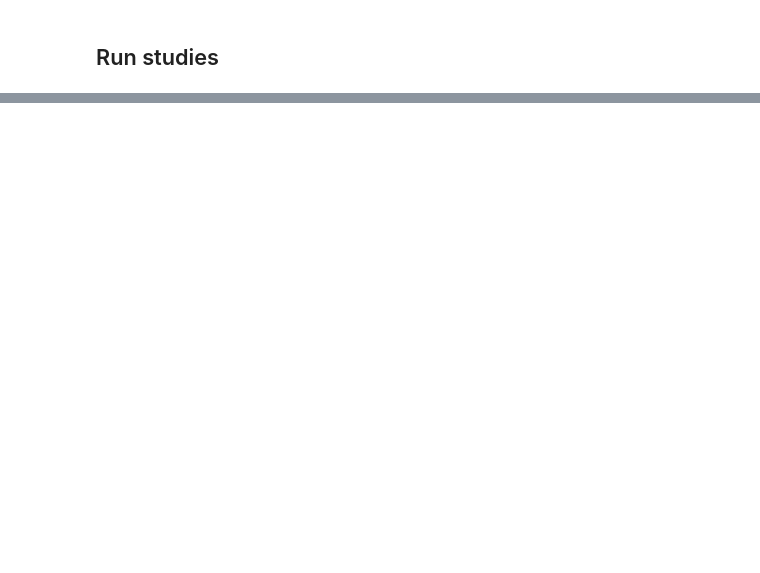
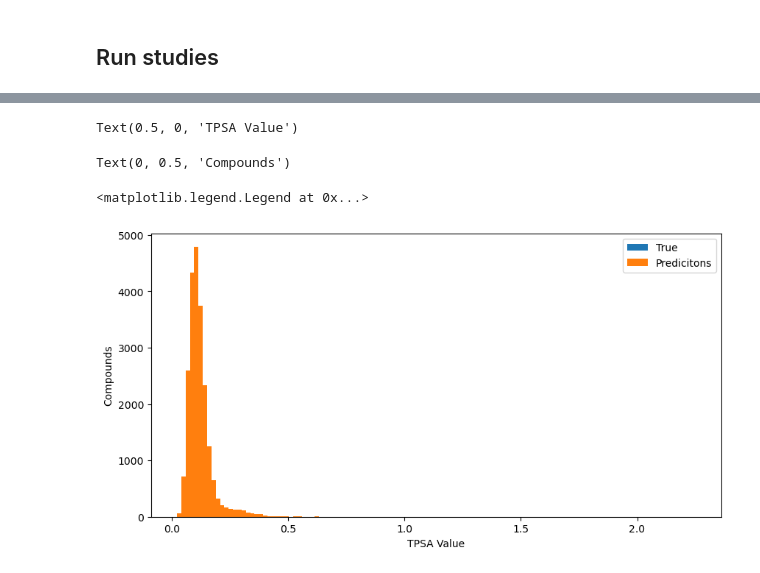
Before and after one commit to kbardool/Cellpainting-DataPrep, a Jupyter notebook: 7.2-embedded_XGBoost.ipynb, the cells around one changed output, grey strips where cells are left out. Cells and saved outputs as stored; diff of their text form; code cells hidden in the pictures; blank space fills up the shorter version.

```diff
--- a/7.2-embedded_XGBoost.ipynb
+++ b/7.2-embedded_XGBoost.ipynb
@@ -1755,0 +2103,25 @@ print(f"Total time:  {datetime.now() - start}")
+# %%
+import matplotlib.pyplot as plt
+import numpy as np
+from matplotlib import colors
+from matplotlib.ticker import PercentFormatter
+num_bins = 40
+# fig, ax = plt.subplots()
+
+# the histogram of the data
+
+fig = plt.figure(figsize=(10,5))
+n, bins, patches = plt.hist(y_test_np, num_bins, density=False, label = 'True', range=[1.5,2.25] )
+# We can set the number of bins with the *bins* keyword argument.
+n, bins, patches = plt.hist(y_pred, num_bins, density=False, label='Predicitons' )
+plt.xlabel('TPSA Value')
+plt.ylabel('Compounds')
+plt.legend()
+# ax.set_title('Histogram of normal distribution sample: '
+#              fr'$\mu={mu:.0f}$, $\sigma={sigma:.0f}$')
+# axs[1].hist(dist2, bins=n_bins)
+# %% [output]
+Text(0.5, 0, 'TPSA Value')
+Text(0, 0.5, 'Compounds')
+<matplotlib.legend.Legend at 0x...>
+[figure, added]
```
Also changed, not shown: parts of 153 cells of this notebook, 17 other files.
